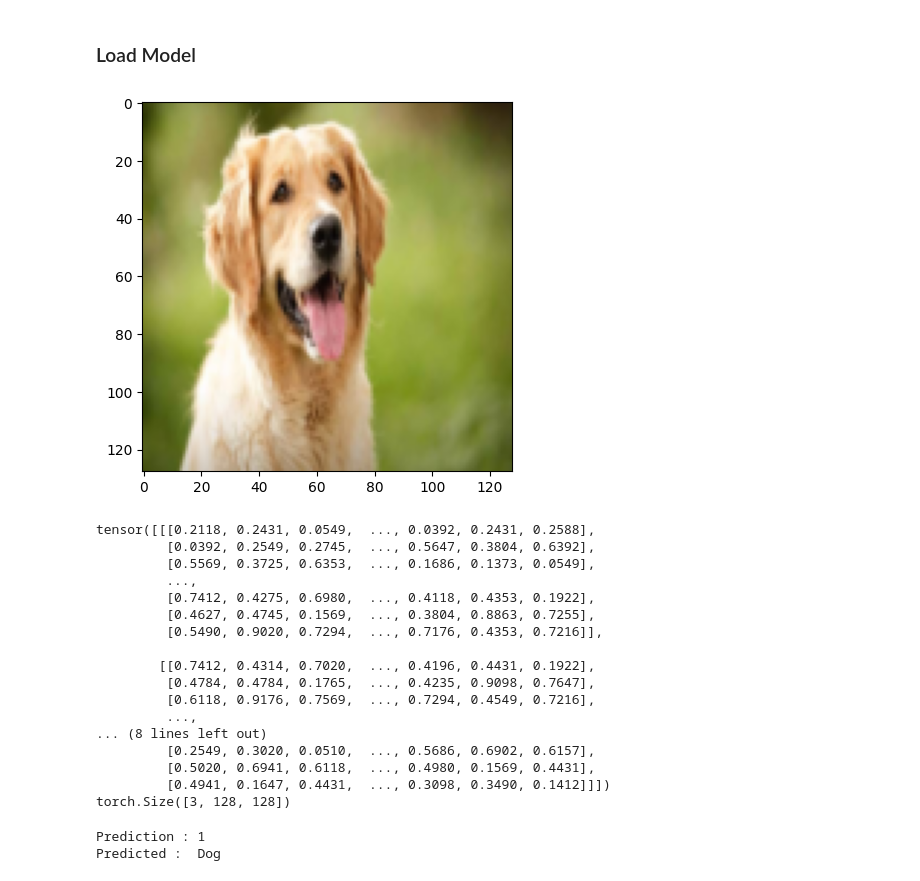
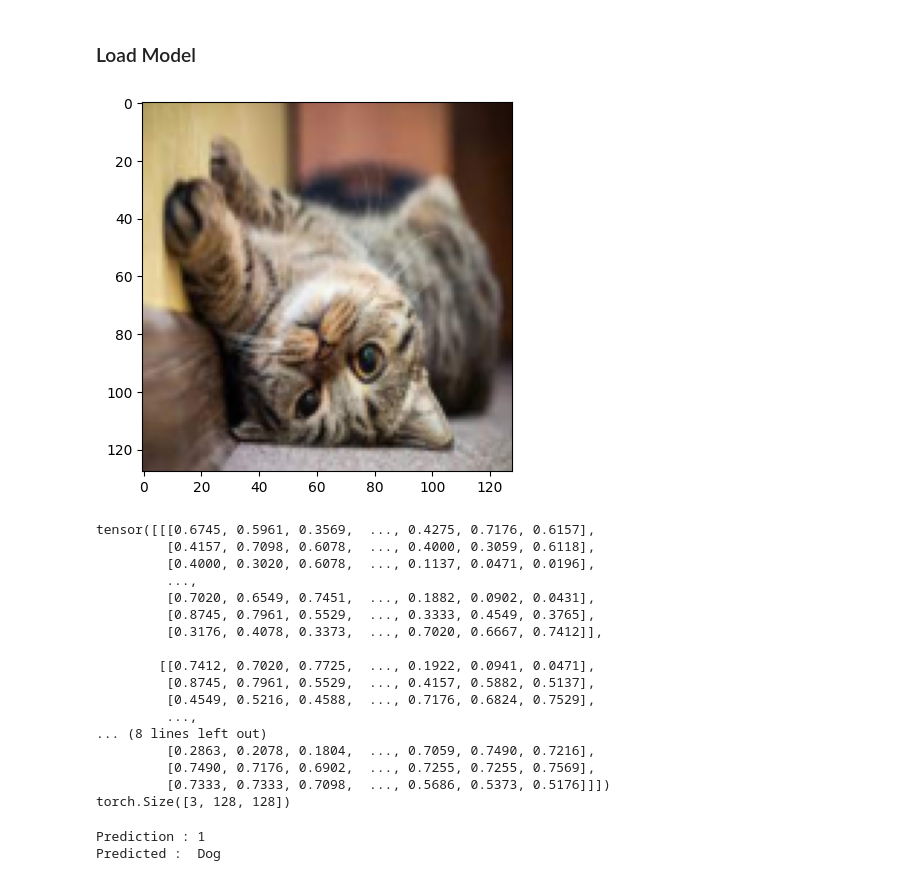
Before and after one commit to Nont18/Deep-learning-coding, a Jupyter notebook: pytorch/CatDogsClassification.ipynb, the cells around one changed output. Cells and saved outputs as stored; diff of their text form; code cells hidden in the pictures.

```diff
--- a/pytorch/CatDogsClassification.ipynb
+++ b/pytorch/CatDogsClassification.ipynb
@@ -248,22 +248,22 @@ loaded_model = pickle.load(open(filename, 'rb'))
 # %%
 transform = transforms.Compose([
     transforms.Resize((128, 128)),
     transforms.ToTensor(),
 ])
 
 import torchvision
 from PIL import Image
 
-input_path = "../pytorch/dog.jpg"
+input_path = r"../pytorch/cat_test.jpg"
 input_data = Image.open(input_path)  # Open image with PIL
 # input_data = torchvision.io.read_image(path=input_path)
 input_data = transform(input_data)
 input_data = input_data.squeeze(0).cpu().numpy().transpose(1, 2, 0)  # Transpose to (28, 28, 3)
 
 plt.imshow(input_data)
 plt.show()
 # %% [output]
-[figure, old version]
+[figure, new version]
 # %%
 input_data = torch.tensor(input_data)
 # expected 3 128 128
@@ -272,22 +272,22 @@ input_data = input_data.reshape(3,128,128)
 print(input_data)
 print(input_data.shape)
 # %% [output]
-tensor([[[0.2118, 0.2431, 0.0549,  ..., 0.0392, 0.2431, 0.2588],
-         [0.0392, 0.2549, 0.2745,  ..., 0.5647, 0.3804, 0.6392],
-         [0.5569, 0.3725, 0.6353,  ..., 0.1686, 0.1373, 0.0549],
+tensor([[[0.6745, 0.5961, 0.3569,  ..., 0.4275, 0.7176, 0.6157],
+         [0.4157, 0.7098, 0.6078,  ..., 0.4000, 0.3059, 0.6118],
+         [0.4000, 0.3020, 0.6078,  ..., 0.1137, 0.0471, 0.0196],
          ...,
-         [0.7412, 0.4275, 0.6980,  ..., 0.4118, 0.4353, 0.1922],
-         [0.4627, 0.4745, 0.1569,  ..., 0.3804, 0.8863, 0.7255],
-         [0.5490, 0.9020, 0.7294,  ..., 0.7176, 0.4353, 0.7216]],
+         [0.7020, 0.6549, 0.7451,  ..., 0.1882, 0.0902, 0.0431],
+         [0.8745, 0.7961, 0.5529,  ..., 0.3333, 0.4549, 0.3765],
+         [0.3176, 0.4078, 0.3373,  ..., 0.7020, 0.6667, 0.7412]],
 
-        [[0.7412, 0.4314, 0.7020,  ..., 0.4196, 0.4431, 0.1922],
-         [0.4784, 0.4784, 0.1765,  ..., 0.4235, 0.9098, 0.7647],
-         [0.6118, 0.9176, 0.7569,  ..., 0.7294, 0.4549, 0.7216],
+        [[0.7412, 0.7020, 0.7725,  ..., 0.1922, 0.0941, 0.0471],
+         [0.8745, 0.7961, 0.5529,  ..., 0.4157, 0.5882, 0.5137],
+         [0.4549, 0.5216, 0.4588,  ..., 0.7176, 0.6824, 0.7529],
          ...,
 ... (8 lines left out)
-         [0.2549, 0.3020, 0.0510,  ..., 0.5686, 0.6902, 0.6157],
-         [0.5020, 0.6941, 0.6118,  ..., 0.4980, 0.1569, 0.4431],
-         [0.4941, 0.1647, 0.4431,  ..., 0.3098, 0.3490, 0.1412]]])
+         [0.2863, 0.2078, 0.1804,  ..., 0.7059, 0.7490, 0.7216],
+         [0.7490, 0.7176, 0.6902,  ..., 0.7255, 0.7255, 0.7569],
+         [0.7333, 0.7333, 0.7098,  ..., 0.5686, 0.5373, 0.5176]]])
 torch.Size([3, 128, 128])
 # %%
 model.eval()
```
Also changed, not shown: parts of 1 cell of this notebook, 2 other files.
